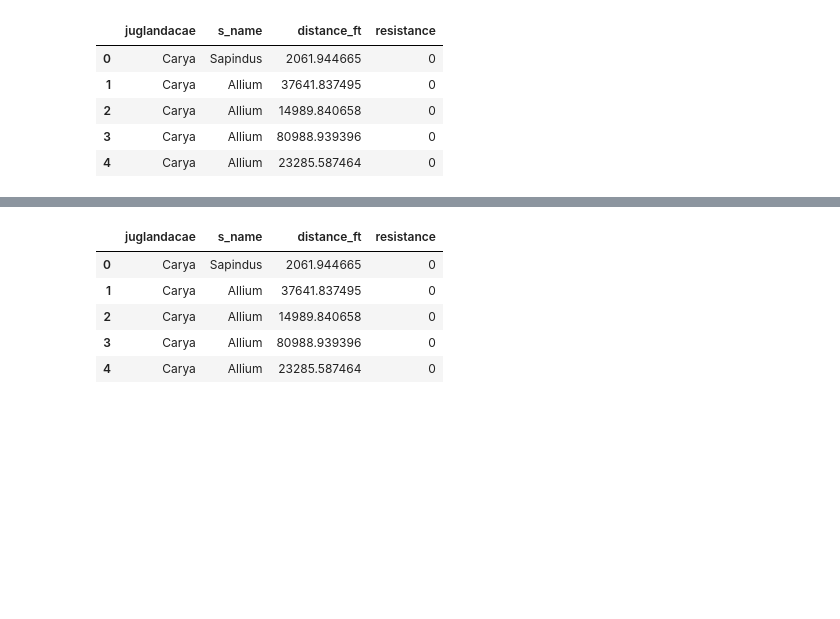
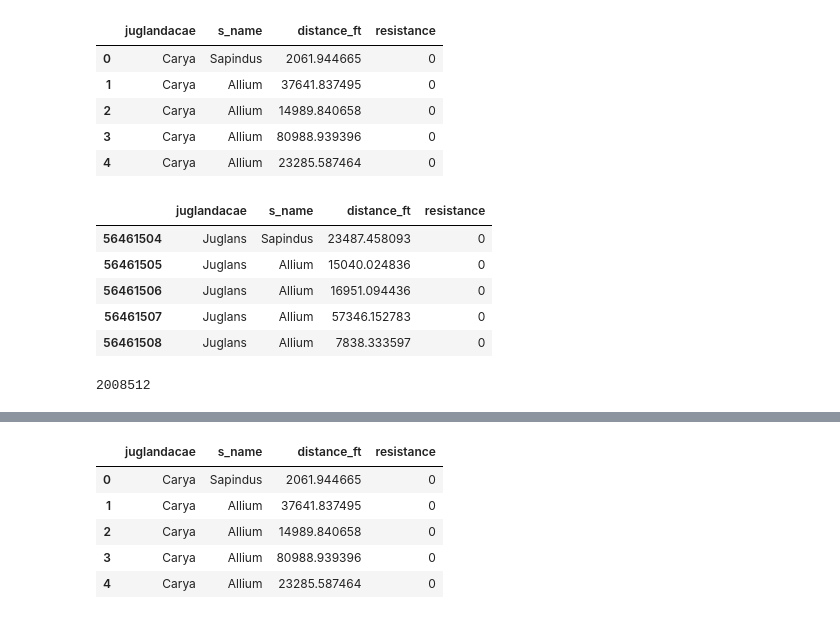
Before and after one commit to ferozumair786/UTDS-ML-Project, a Jupyter notebook: data2machinelearning.ipynb, the cells around one changed output, grey strips where cells are left out. Drawn from its saved outputs; the diff is of its cells as text; code cells hidden in the pictures; blank space fills up the shorter version.

```diff
--- a/data2machinelearning.ipynb
+++ b/data2machinelearning.ipynb
@@ -391,5 +391,5 @@ mldf.head()
 # %%
 # tableau_df.to_csv('tableau_data.csv')
 # %%
-# # take a subset of dataset to use here
-# walnut_df = mldf[mldf['juglandacae'] == 'Juglans']
+# take a subset of dataset to use here
+walnut_df = mldf[mldf['juglandacae'] == 'Juglans']
@@ -398,5 +396,16 @@ mldf.head()
+# %%
+walnut_df.head()
+# %% [output]
+|  | juglandacae | s_name | distance_ft | resistance |
+| 56461504 | Juglans | Sapindus | 23487.458093 | 0 |
+| 56461505 | Juglans | Allium | 15040.024836 | 0 |
+| 56461506 | Juglans | Allium | 16951.094436 | 0 |
+| 56461507 | Juglans | Allium | 57346.152783 | 0 |
+| 56461508 | Juglans | Allium | 7838.333597 | 0 |
 # %%
-# #how big is my dataset
-# len(walnut_df['juglandacae'])
+#how big is my dataset
+len(walnut_df['juglandacae'])
+# %% [output]
+2008512
 # %%
 # # make X and Y for machine learning
```
Also changed, not shown: parts of 18 cells of this notebook.
